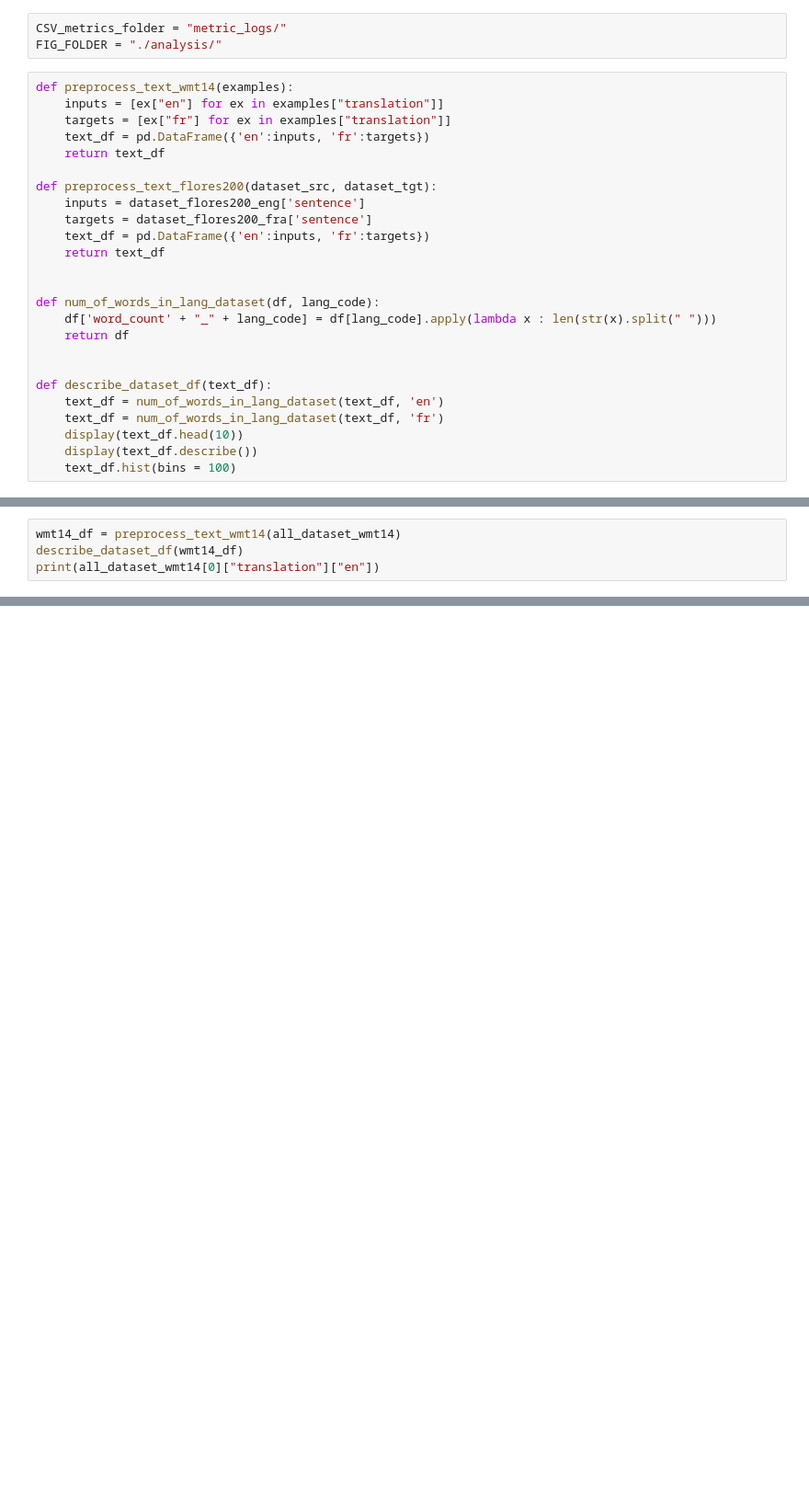
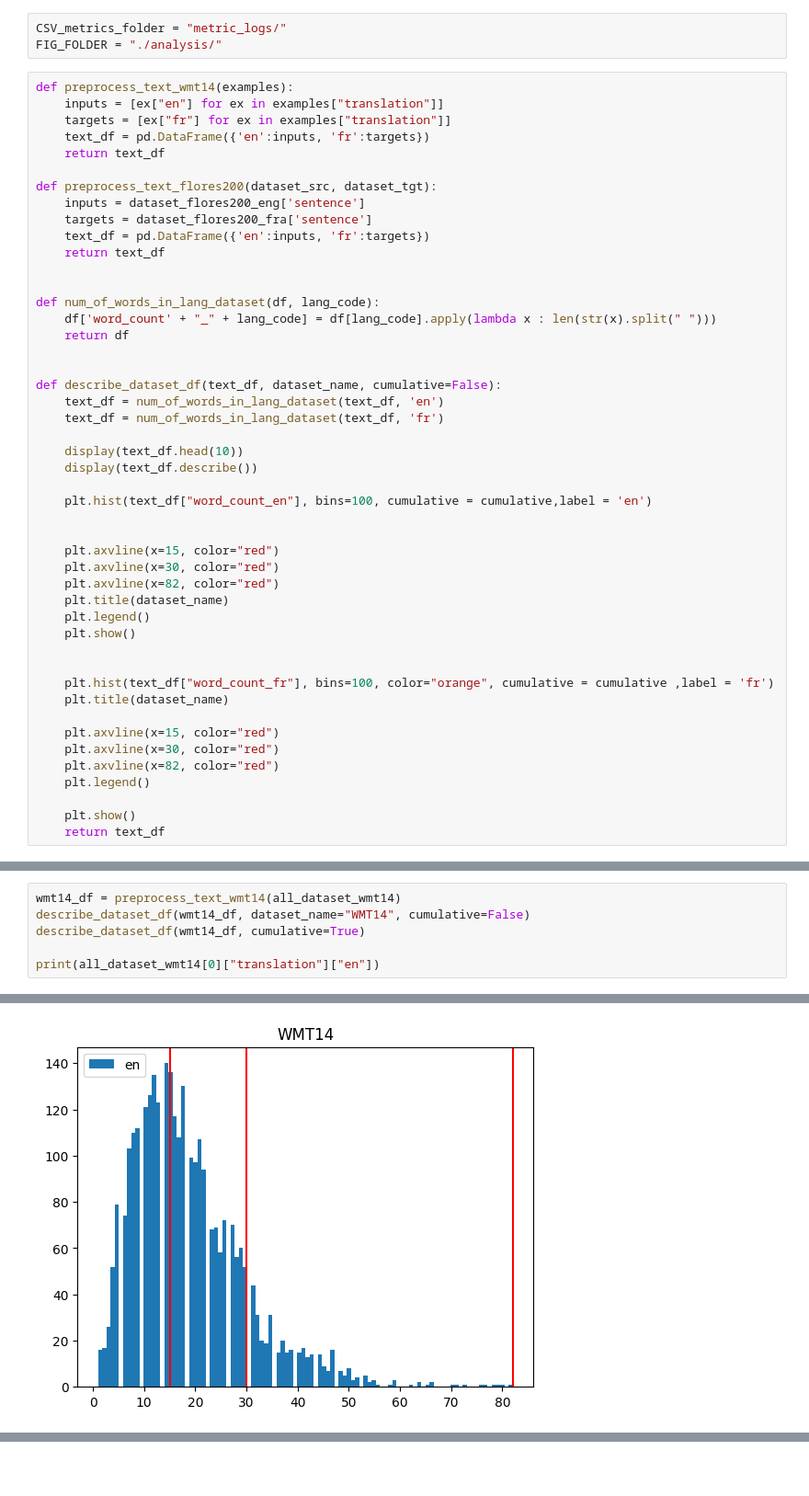
Before and after one commit to wassim2u/Benchmark, a Jupyter notebook: BenchmarkAnalysis.ipynb, the cells around one changed output, grey strips where cells are left out. Shown at 92% size. Drawn from its saved outputs; the diff is of its cells as text; blank space fills up the shorter version.

```diff
--- a/BenchmarkAnalysis.ipynb
+++ b/BenchmarkAnalysis.ipynb
@@ -29,12 +29,34 @@ def num_of_words_in_lang_dataset(df, lang_code):
     return df
 
 
-def describe_dataset_df(text_df):
+def describe_dataset_df(text_df, dataset_name, cumulative=False):
     text_df = num_of_words_in_lang_dataset(text_df, 'en')
     text_df = num_of_words_in_lang_dataset(text_df, 'fr')
+
     display(text_df.head(10))
     display(text_df.describe())
-    text_df.hist(bins = 100)
+
+    plt.hist(text_df["word_count_en"], bins=100, cumulative = cumulative,label = 'en')
+
+
+    plt.axvline(x=15, color="red")
+    plt.axvline(x=30, color="red")
+    plt.axvline(x=82, color="red")
+    plt.title(dataset_name)
+    plt.legend()
+    plt.show()
+
+
+    plt.hist(text_df["word_count_fr"], bins=100, color="orange", cumulative = cumulative ,label = 'fr')
+    plt.title(dataset_name)
+
+    plt.axvline(x=15, color="red")
+    plt.axvline(x=30, color="red")
+    plt.axvline(x=82, color="red")
+    plt.legend()
+
+    plt.show()
+    return text_df
 # %%
 # Analyse WMT14  dataset
 all_dataset_wmt14 = load_dataset("wmt14", "fr-en", split="validation")
@@ -45,25 +74,28 @@ filtered_dataset
 # %%
 wmt14_df = preprocess_text_wmt14(all_dataset_wmt14)
-describe_dataset_df(wmt14_df)
+describe_dataset_df(wmt14_df, dataset_name="WMT14", cumulative=False)
+describe_dataset_df(wmt14_df, cumulative=True)
+
 print(all_dataset_wmt14[0]["translation"]["en"])
 # %% [output]
 |  | en | fr | word_count_en | word_count_fr |
 | 0 | A Republican strategy to counter ... | Une stratégie républicaine pour c... | 9 | 8 |
 | 1 | Republican leaders justified thei... | Les dirigeants républicains justi... | 12 | 15 |
 | 2 | However, the Brennan Centre consi... | Or, le Centre Brennan considère c... | 26 | 29 |
 | 3 | Indeed, Republican lawyers identi... | D'ailleurs, les avocats républica... | 17 | 17 |
 | 4 | One thing is certain: these new p... | Une chose est certaine: ces nouve... | 15 | 13 |
 | 5 | In this sense, the measures will ... | En ce sens, ces mesures mineront ... | 12 | 12 |
 | 6 | Unlike in Canada, the American St... | Contrairement au Canada, les État... | 18 | 15 |
 | 7 | It is in this spirit that a major... | C'est dans cet esprit qu'une majo... | 25 | 26 |
 | 8 | This phenomenon gained momentum f... | Ce phénomène a pris de l'ampleur ... | 19 | 22 |
 | 9 | As a result, 180 bills restrictin... | En conséquence, 180 projets de lo... | 21 | 23 |
 |  | word_count_en | word_count_fr |
 | count | 3000.000000 | 3000.000000 |
 | mean | 18.696000 | 20.517000 |
 | std | 10.998268 | 12.309842 |
 | min | 1.000000 | 1.000000 |
 | 25% | 11.000000 | 12.000000 |
 | 50% | 17.000000 | 18.000000 |
 | 75% | 24.000000 | 27.000000 |
 | max | 82.000000 | 100.000000 |
+[figure, new version]
```
Also changed, not shown: parts of 21 cells of this notebook, 8 other files.
